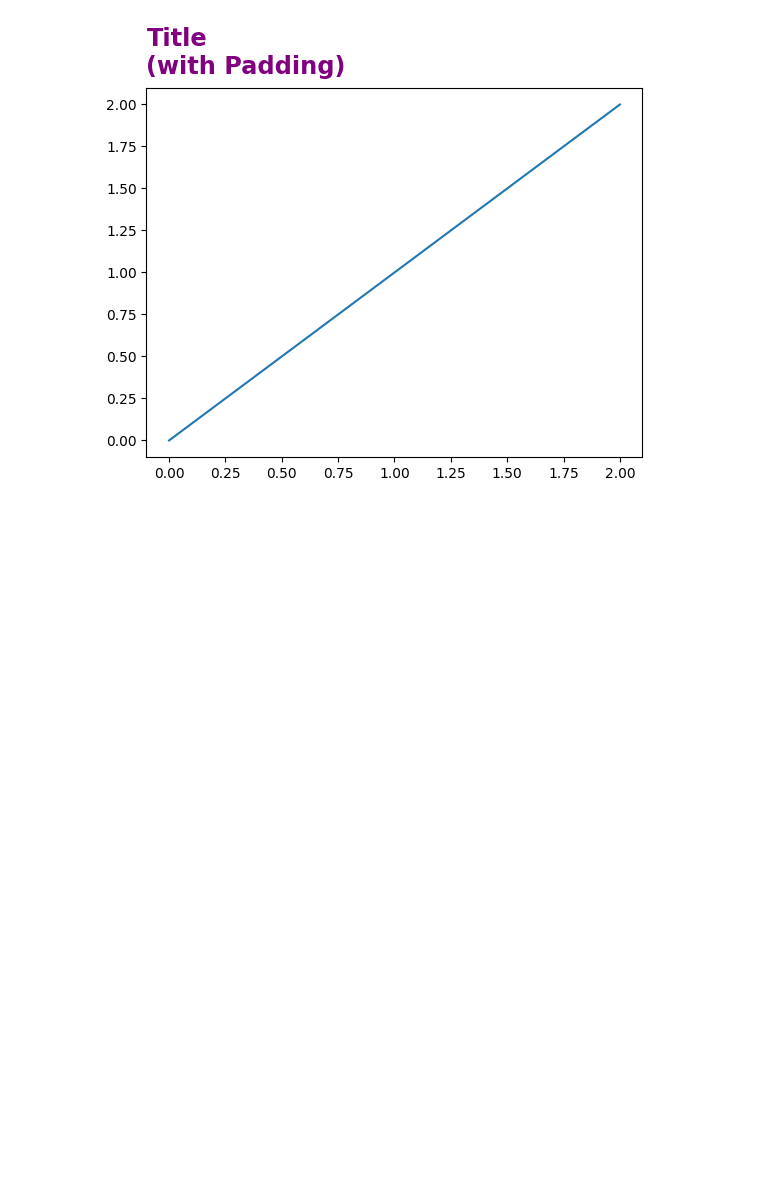
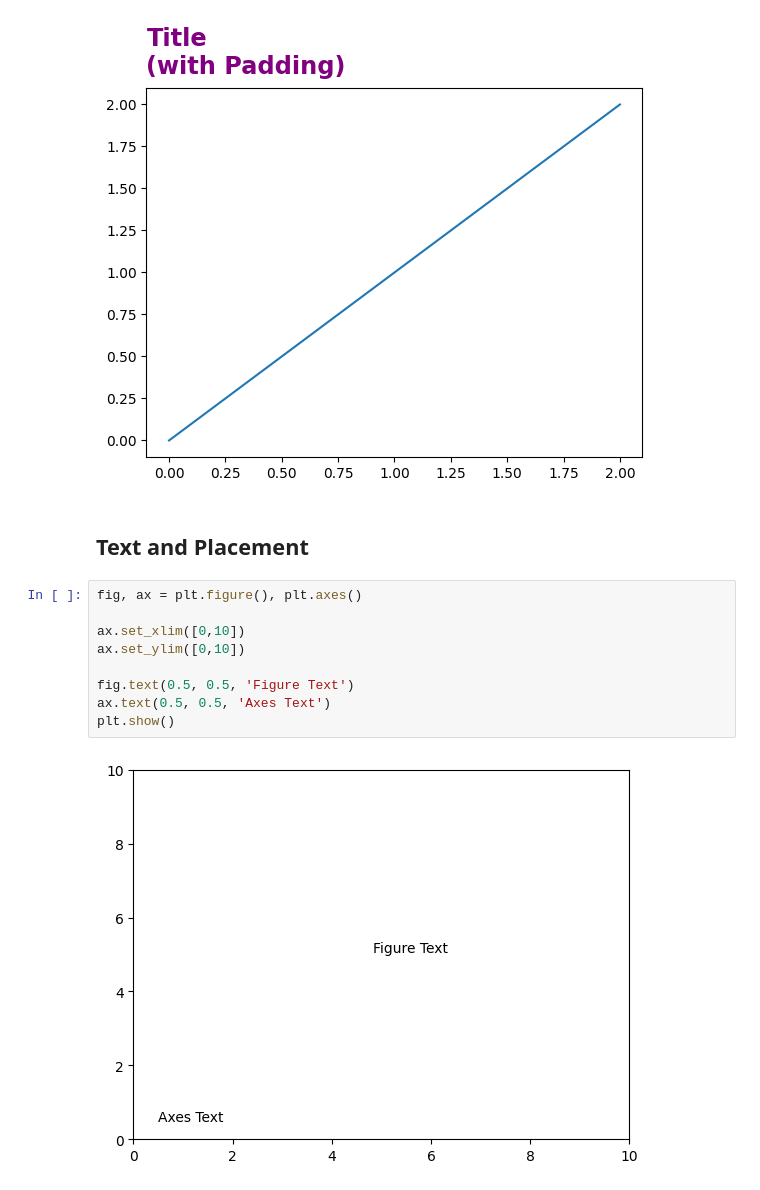
Before and after one commit to romz-pl/Jupyter-Python, a Jupyter notebook: 04-matplotlib/matplotlib.ipynb, the cells around one changed output. Cells and saved outputs as stored; diff of their text form; blank space fills up the shorter version.

Commit message:
Text and Placement

```diff
--- a/04-matplotlib/matplotlib.ipynb
+++ b/04-matplotlib/matplotlib.ipynb
@@ -477,3 +477,16 @@ ax.set_title("Title\n(with Padding)",
 plt.show()
 # %% [output]
 [figure]
+# %% [markdown]
+## Text and Placement
+# %%
+fig, ax = plt.figure(), plt.axes()
+
+ax.set_xlim([0,10])
+ax.set_ylim([0,10])
+
+fig.text(0.5, 0.5, 'Figure Text')
+ax.text(0.5, 0.5, 'Axes Text')
+plt.show()
+# %% [output]
+[figure, added]
```
